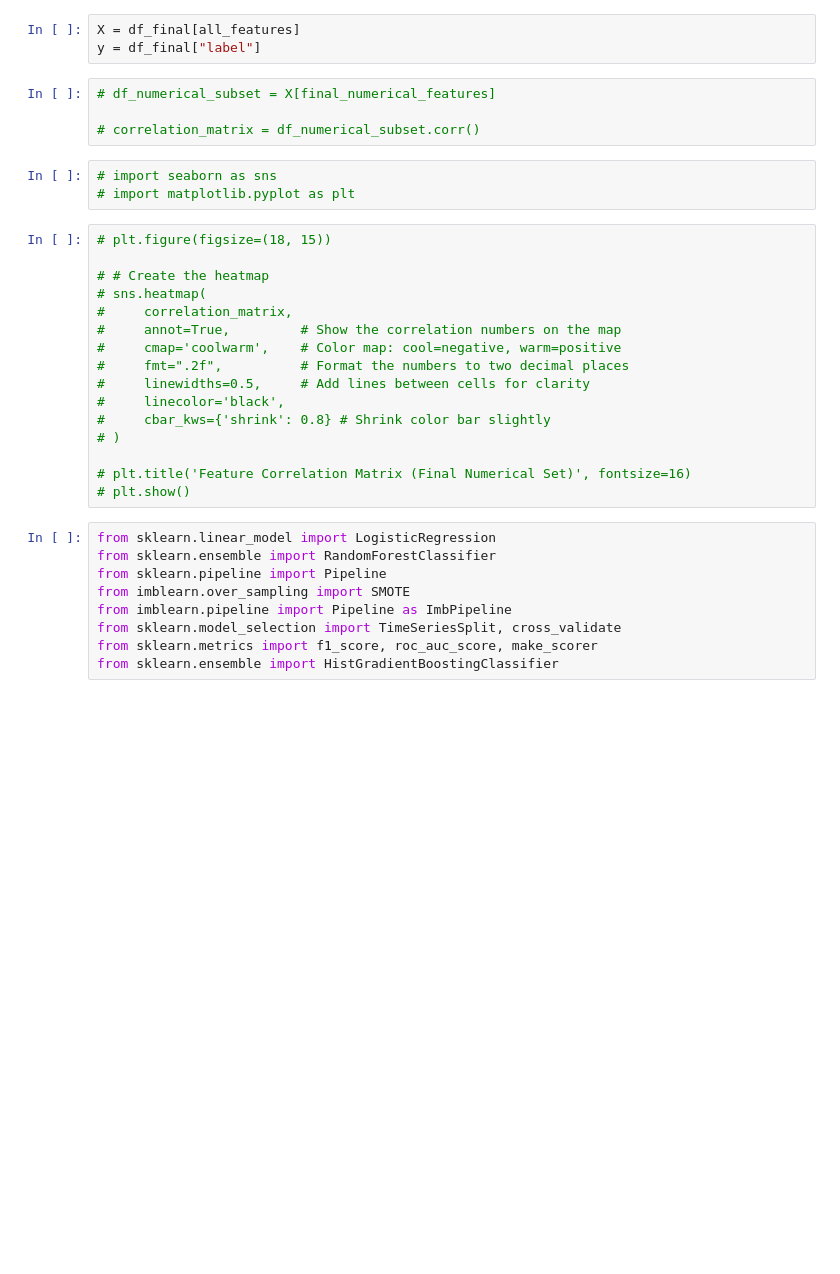
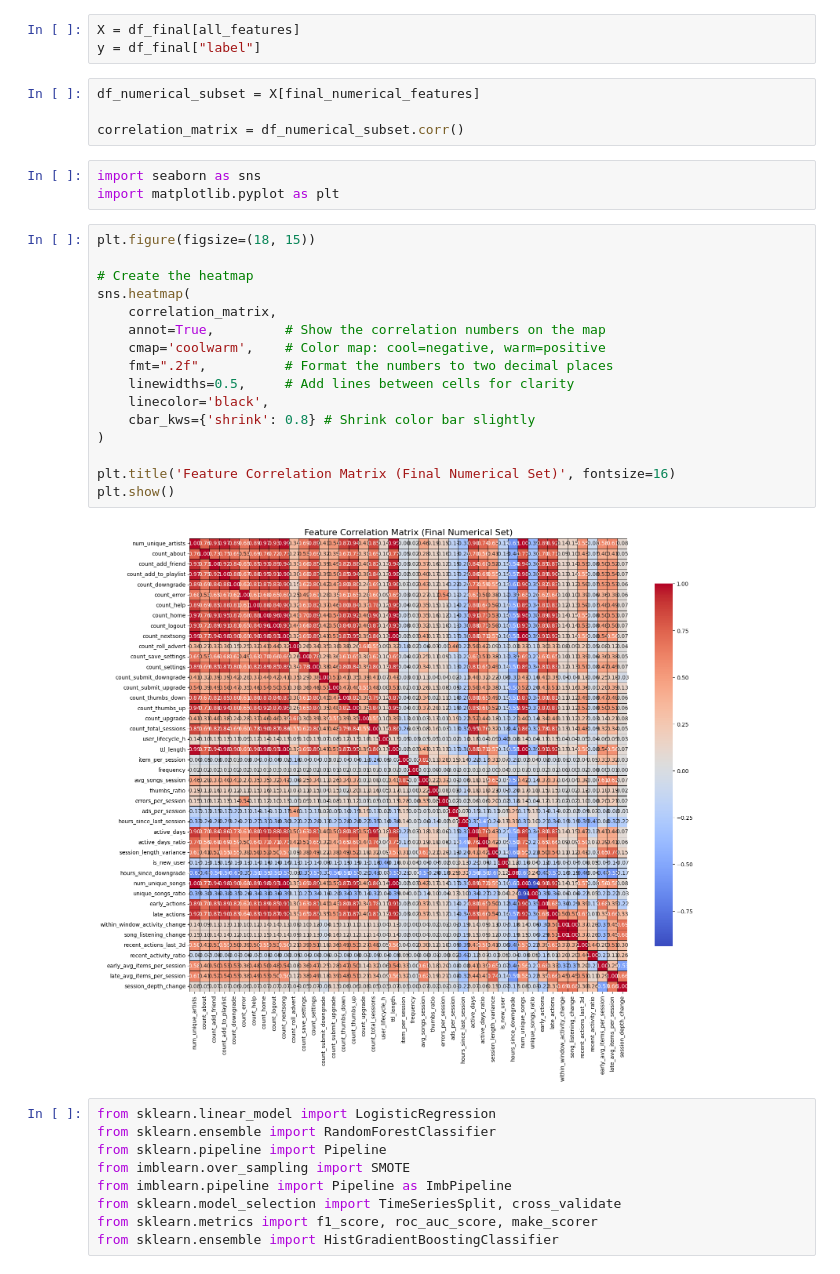
Before and after one commit to weichieh-chou/churn_competition, a Jupyter notebook: model_training_second_test.ipynb, the cells around one changed output. Saved outputs shown, nothing was run; the diff lists cells and outputs as text; blank space fills up the shorter version.

```diff
--- a/model_training_second_test.ipynb
+++ b/model_training_second_test.ipynb
@@ -24,28 +36,30 @@ all_features = final_numerical_features + final_categorical_features
 X = df_final[all_features]
 y = df_final["label"]
 # %%
-# df_numerical_subset = X[final_numerical_features]
+df_numerical_subset = X[final_numerical_features]
 
-# correlation_matrix = df_numerical_subset.corr()
+correlation_matrix = df_numerical_subset.corr()
 # %%
-# import seaborn as sns
-# import matplotlib.pyplot as plt
+import seaborn as sns
+import matplotlib.pyplot as plt
 # %%
-# plt.figure(figsize=(18, 15))
+plt.figure(figsize=(18, 15))
 
-# # Create the heatmap
-# sns.heatmap(
-#     correlation_matrix,
-#     annot=True,         # Show the correlation numbers on the map
-#     cmap='coolwarm',    # Color map: cool=negative, warm=positive
-#     fmt=".2f",          # Format the numbers to two decimal places
-#     linewidths=0.5,     # Add lines between cells for clarity
-#     linecolor='black',
-#     cbar_kws={'shrink': 0.8} # Shrink color bar slightly
-# )
+# Create the heatmap
+sns.heatmap(
+    correlation_matrix,
+    annot=True,         # Show the correlation numbers on the map
+    cmap='coolwarm',    # Color map: cool=negative, warm=positive
+    fmt=".2f",          # Format the numbers to two decimal places
+    linewidths=0.5,     # Add lines between cells for clarity
+    linecolor='black',
+    cbar_kws={'shrink': 0.8} # Shrink color bar slightly
+)
 
-# plt.title('Feature Correlation Matrix (Final Numerical Set)', fontsize=16)
-# plt.show()
+plt.title('Feature Correlation Matrix (Final Numerical Set)', fontsize=16)
+plt.show()
+# %% [output]
+[figure, added]
 # %%
 from sklearn.linear_model import LogisticRegression
 from sklearn.ensemble import RandomForestClassifier
```
Also changed, not shown: parts of 4 cells of this notebook, 3 other files.
